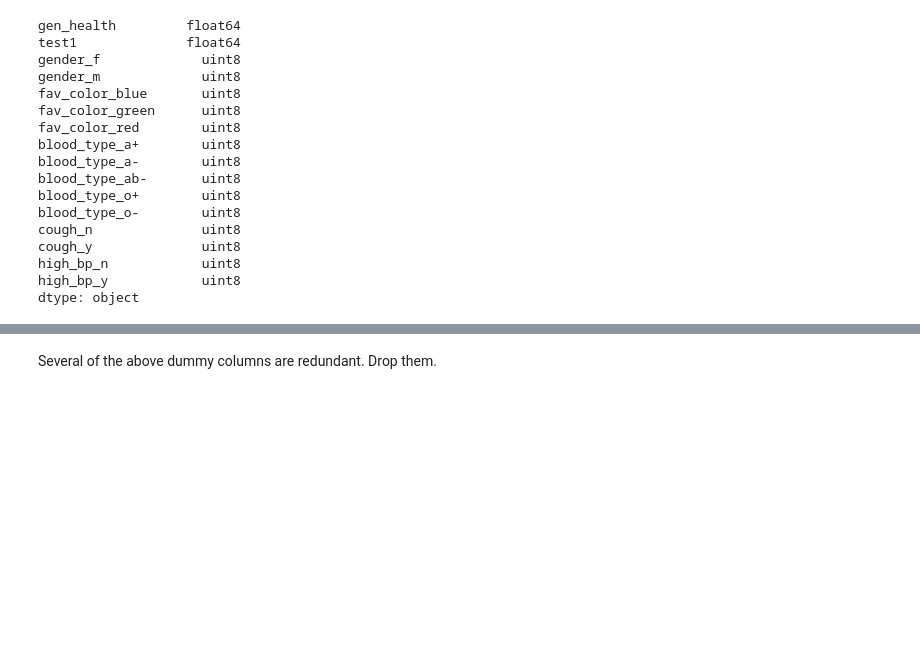
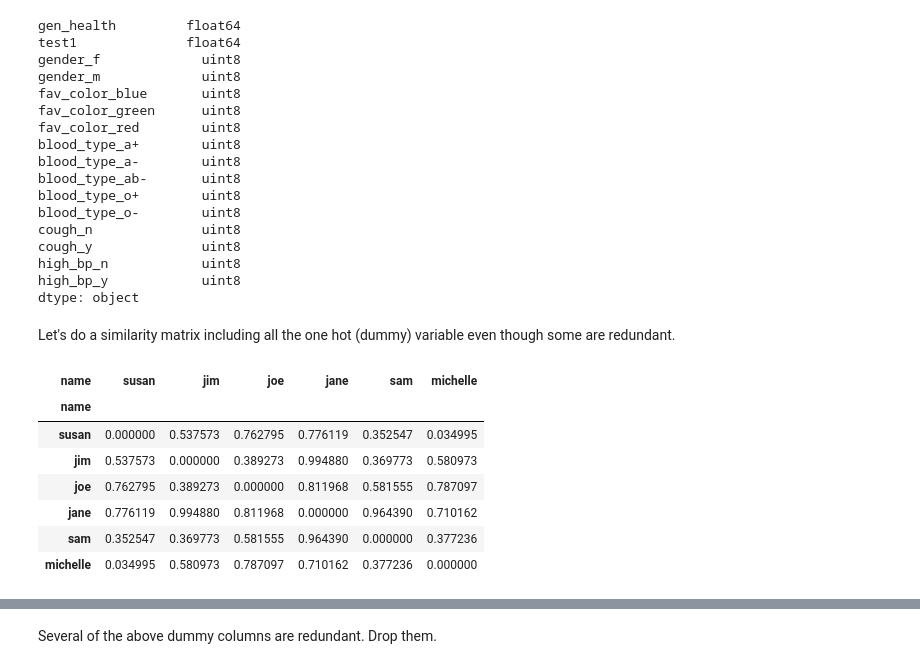
Before and after one commit to codeAligned/rw, a Jupyter notebook: dm1/hw/04/dif_sim.ipynb, the cells around one changed output, grey strips where cells are left out. Cells and saved outputs as stored; diff of their text form; code cells hidden in the pictures; blank space fills up the shorter version.

Commit message:
explored overweighting re: redundant 1 hots

```diff
--- a/dm1/hw/04/dif_sim.ipynb
+++ b/dm1/hw/04/dif_sim.ipynb
@@ -410,3 +421,18 @@ cough_y              uint8
 high_bp_n            uint8
 high_bp_y            uint8
 dtype: object
+# %% [markdown]
+Let's do a similarity matrix including all the one hot (dummy) variable even though some are redundant.
+# %%
+res = pdist(df, 'cosine')
+distance1 = pd.DataFrame(squareform(res), index=df.index, columns= df.index)
+distance1
+# %% [output]
+| name | susan | jim | joe | jane | sam | michelle |
+| name |  |  |  |  |  |  |
+| susan | 0.000000 | 0.537573 | 0.762795 | 0.776119 | 0.352547 | 0.034995 |
+| jim | 0.537573 | 0.000000 | 0.389273 | 0.994880 | 0.369773 | 0.580973 |
+| joe | 0.762795 | 0.389273 | 0.000000 | 0.811968 | 0.581555 | 0.787097 |
+| jane | 0.776119 | 0.994880 | 0.811968 | 0.000000 | 0.964390 | 0.710162 |
+| sam | 0.352547 | 0.369773 | 0.581555 | 0.964390 | 0.000000 | 0.377236 |
+| michelle | 0.034995 | 0.580973 | 0.787097 | 0.710162 | 0.377236 | 0.000000 |
```
Also changed, not shown: parts of 13 cells of this notebook.
